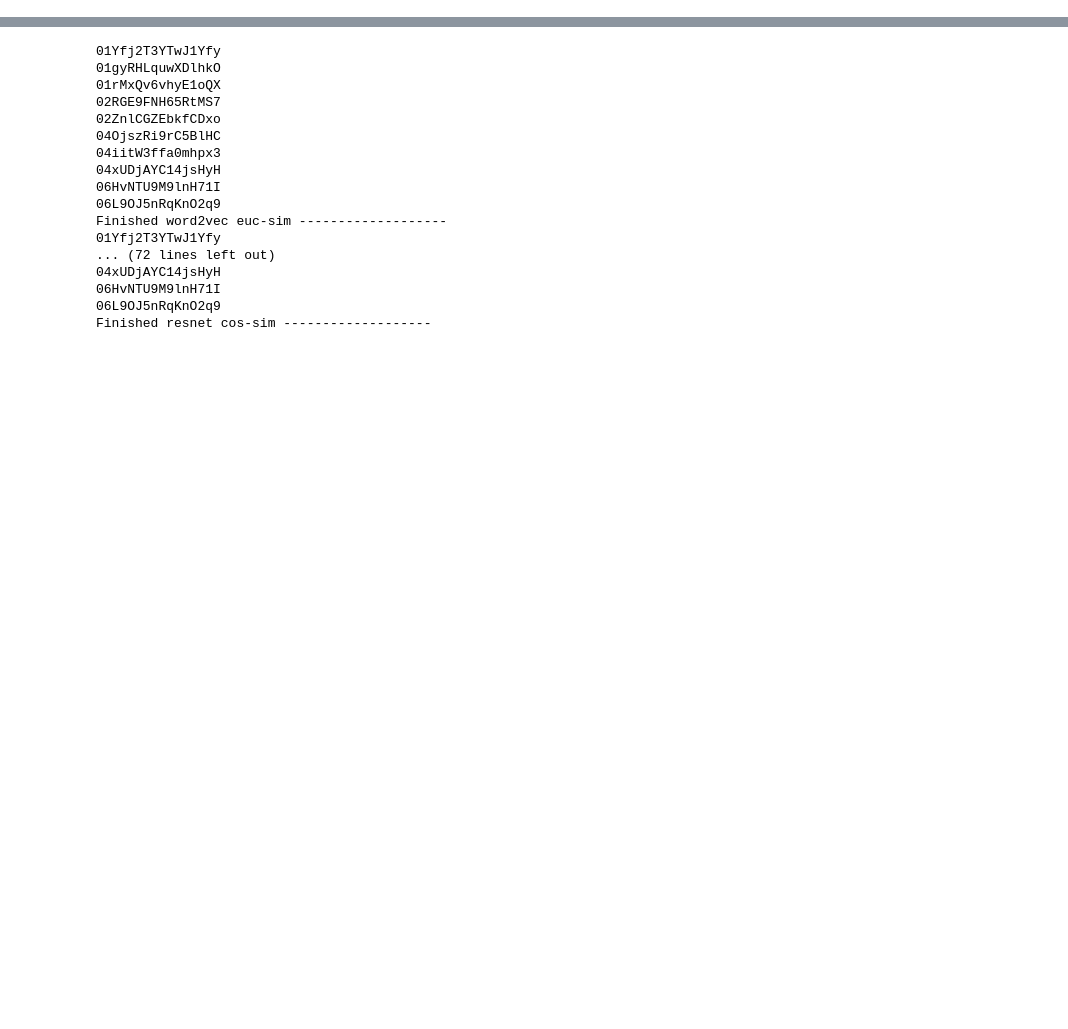
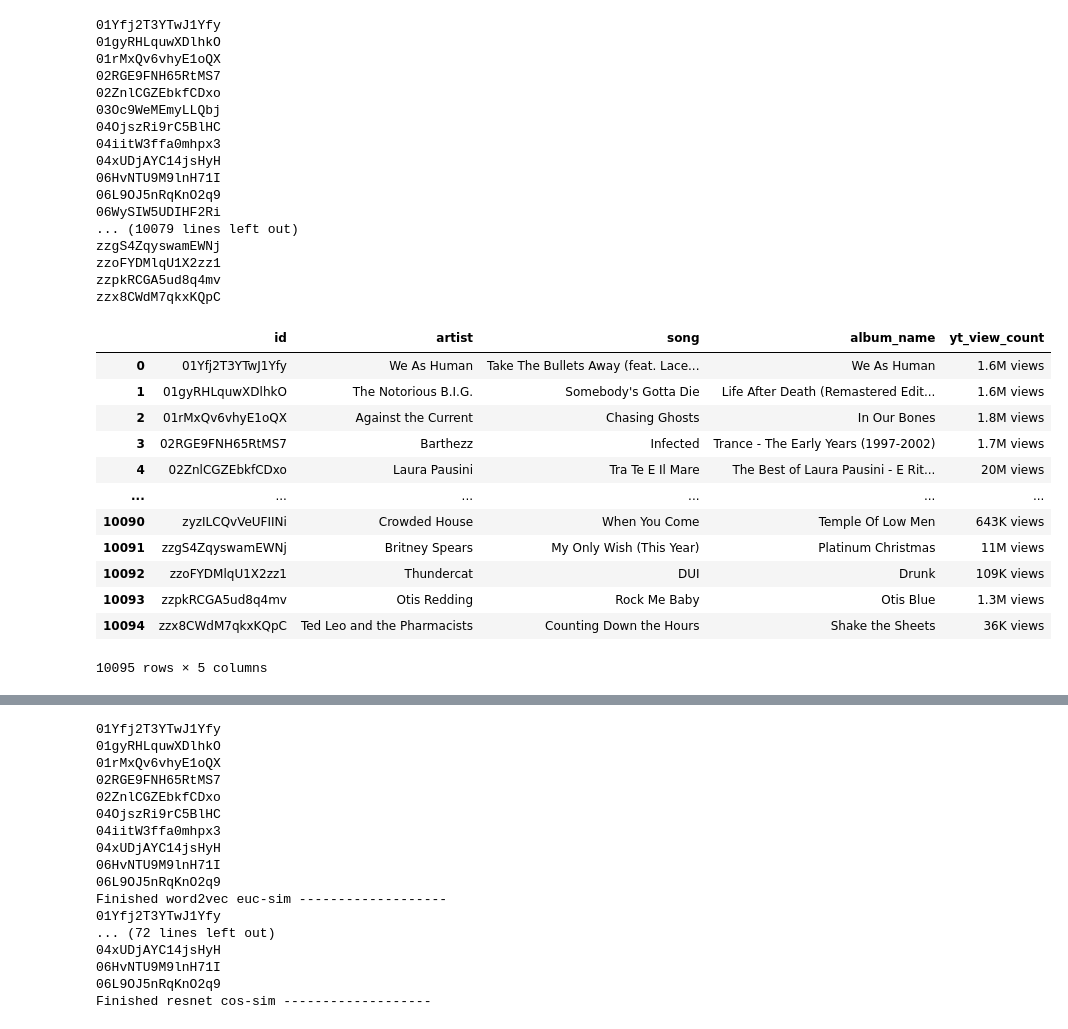
Before and after one commit to danis-git/MMSR-Group-C, a Jupyter notebook: 3/generate-json.ipynb, the cells around one changed output, grey strips where cells are left out. Drawn from its saved outputs; the diff is of its cells as text; code cells hidden in the pictures; blank space fills up the shorter version.

```diff
--- a/3/generate-json.ipynb
+++ b/3/generate-json.ipynb
@@ -89,2 +82,39 @@ def calc_songs(row, df_info: pd.DataFrame, df_feature: pd.DataFrame, sim_func, f
 
     return df_retr_songs
+# %%
+res = df_info.apply(get_youtube_info, axis=1)
+
+yt_urls = [item[0] for item in res]
+yt_ids = [item[1] for item in res]
+yt_view_counts = [item[2] for item in res]
+# %% [output]
+01Yfj2T3YTwJ1Yfy
+01gyRHLquwXDlhkO
+01rMxQv6vhyE1oQX
+02RGE9FNH65RtMS7
+02ZnlCGZEbkfCDxo
+03Oc9WeMEmyLLQbj
+04OjszRi9rC5BlHC
+04iitW3ffa0mhpx3
+04xUDjAYC14jsHyH
+06HvNTU9M9lnH71I
+06L9OJ5nRqKnO2q9
+06WySIW5UDIHF2Ri
+... (10079 lines left out)
+zzgS4ZqyswamEWNj
+zzoFYDMlqU1X2zz1
+zzpkRCGA5ud8q4mv
+zzx8CWdM7qkxKQpC
+|  | id | artist | song | album_name | yt_view_count |
+| 0 | 01Yfj2T3YTwJ1Yfy | We As Human | Take The Bullets Away (feat. Lace... | We As Human | 1.6M views |
+| 1 | 01gyRHLquwXDlhkO | The Notorious B.I.G. | Somebody's Gotta Die | Life After Death (Remastered Edit... | 1.6M views |
+| 2 | 01rMxQv6vhyE1oQX | Against the Current | Chasing Ghosts | In Our Bones | 1.8M views |
+| 3 | 02RGE9FNH65RtMS7 | Barthezz | Infected | Trance - The Early Years (1997-2002) | 1.7M views |
+| 4 | 02ZnlCGZEbkfCDxo | Laura Pausini | Tra Te E Il Mare | The Best of Laura Pausini - E Rit... | 20M views |
+| ... | ... | ... | ... | ... | ... |
+| 10090 | zyzILCQvVeUFIINi | Crowded House | When You Come | Temple Of Low Men | 643K views |
+| 10091 | zzgS4ZqyswamEWNj | Britney Spears | My Only Wish (This Year) | Platinum Christmas | 11M views |
+| 10092 | zzoFYDMlqU1X2zz1 | Thundercat | DUI | Drunk | 109K views |
+| 10093 | zzpkRCGA5ud8q4mv | Otis Redding | Rock Me Baby | Otis Blue | 1.3M views |
+| 10094 | zzx8CWdM7qkxKQpC | Ted Leo and the Pharmacists | Counting Down the Hours | Shake the Sheets | 36K views |
+10095 rows × 5 columns
```
Also changed, not shown: parts of 9 cells of this notebook, 4 other files.
